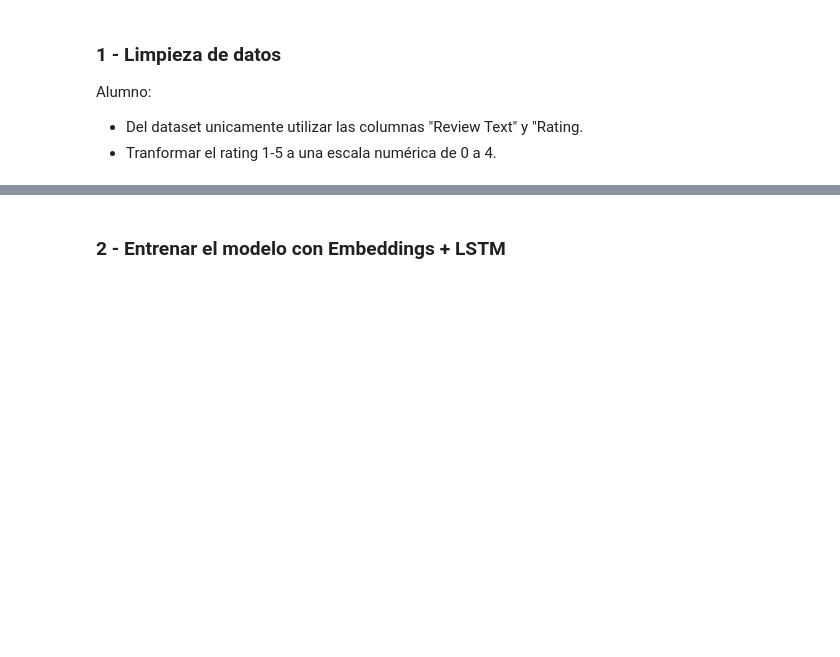
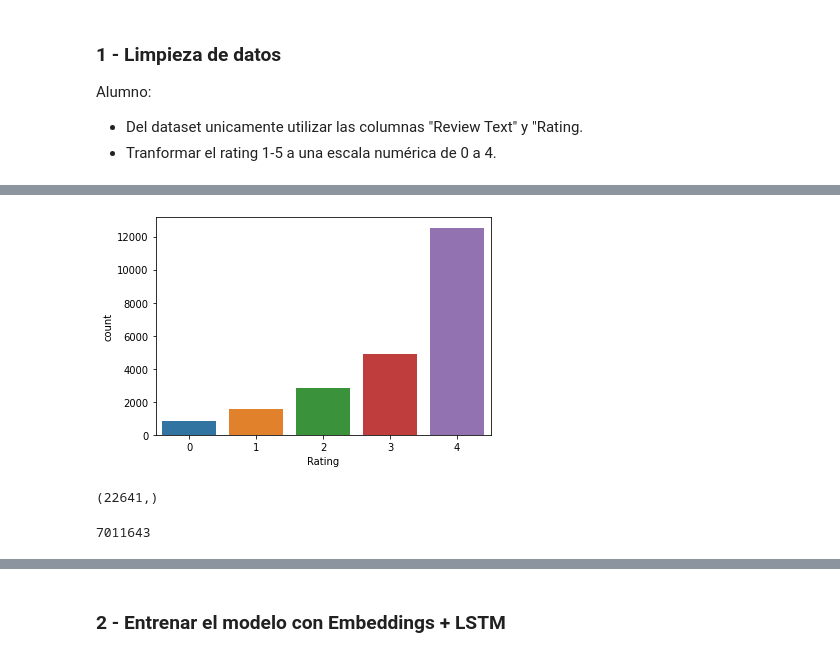
Before and after one commit to davidbro-in/natural-language-processing, a Jupyter notebook: 5_sentimental_analysis_embeddings_lstm.ipynb, the cells around one changed output, grey strips where cells are left out. Cells and saved outputs as stored; diff of their text form; code cells hidden in the pictures; blank space fills up the shorter version.

```diff
--- a/5_sentimental_analysis_embeddings_lstm.ipynb
+++ b/5_sentimental_analysis_embeddings_lstm.ipynb
@@ -59,5 +75,9 @@ df_reviews.head()
 # %%
 # Alumno: Observar como está distribuido el dataset respecto a la columna Rating
 # es decir, observar que tan balanceado se encuentra respecot a cada clase
+sns.countplot(x='Rating', data=df_reviews)
+plt.show()
+# %% [output]
+[figure, added]
 # %%
 # Alumno: tomar la columna de las review y almacenarlo todo en un vector numpy de reviews
@@ -64,4 +85,7 @@ df_reviews.head()
 # %%
 # Alumno: Cuantas reviews (rows) hay para evaluar?
+text_sequences.shape
+# %% [output]
+(22641,)
 # %%
 # Alumno: Concatenar todas las reviews para armar el corpus
@@ -68,5 +93,8 @@ df_reviews.head()
 # %%
 # Alumno: ¿Cuál es la longitud de ese corpus?
+len(corpus)
+# %% [output]
+7011643
 # %%
 # Alumno: Utilizar "text_to_word_sequence" para separar las palabras en tokens
 # recordar que text_to_word_sequence automaticamente quita los signos de puntuacion y pasa el texto a lowercase
```
Also changed, not shown: parts of 26 cells of this notebook.
